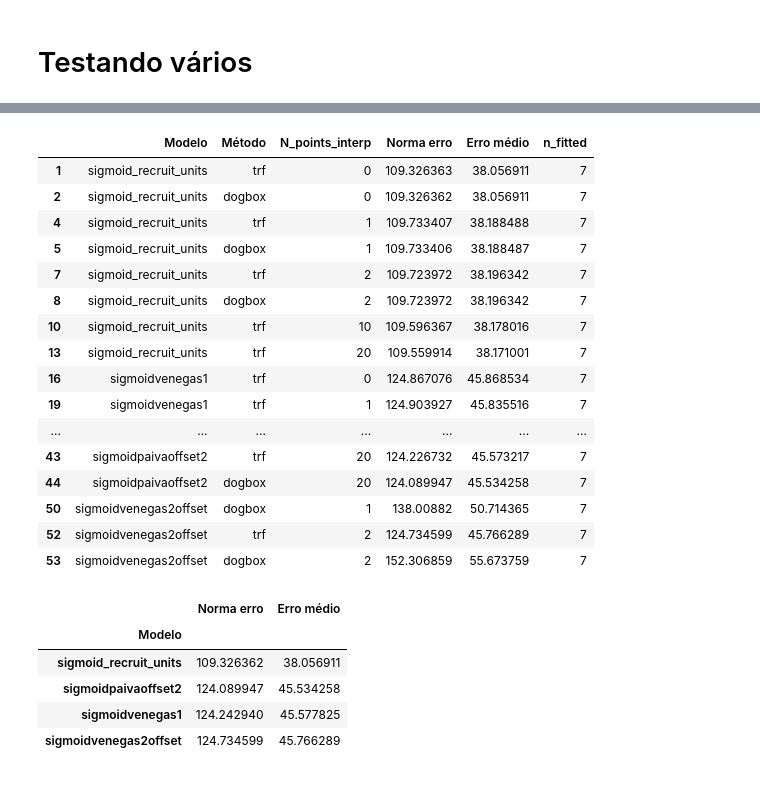
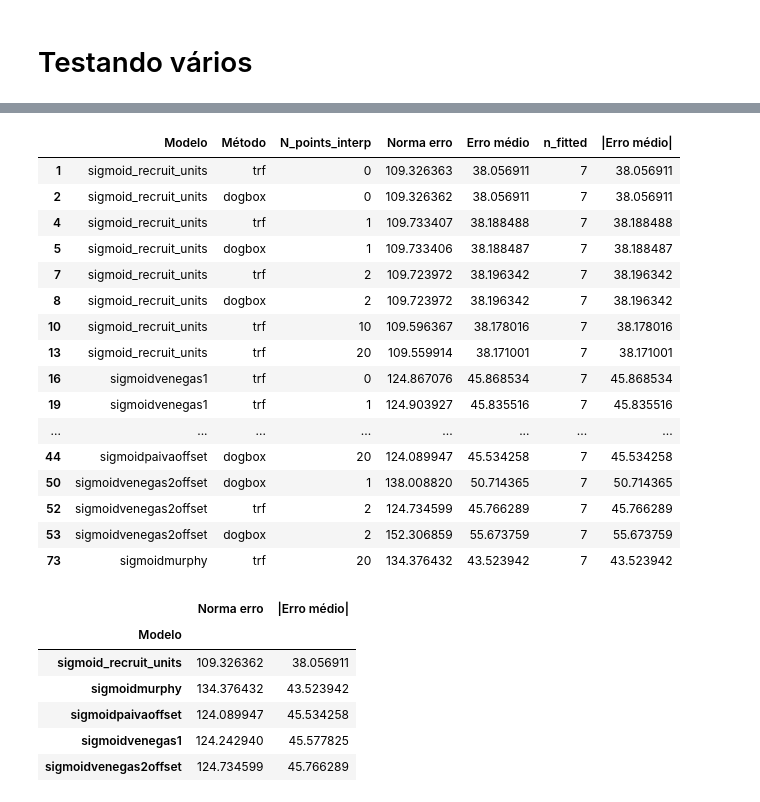
Before and after one commit to edlbcamargo/recrutabilidade, a Jupyter notebook: testa_modelos.ipynb, the cells around one changed output, grey strips where cells are left out. Cells and saved outputs as stored; diff of their text form; code cells hidden in the pictures.

Commit message:
Adicionando modelo do Murphy/Engel e criando gráficos para relatório.

```diff
--- a/testa_modelos.ipynb
+++ b/testa_modelos.ipynb
@@ -346,6 +439,9 @@ Norma(erro): 107.7. Erro médio: 107.67%. Ajustados: 1.
 # Testando vários
 # %%
 modelos = []
+
+Vmin =  500 # mL
+Vmax = 3500 # mL
 
 # sigmoid_recruit_units:
 #                 K, Vmax, mi, sigma, offset
@@ -353,8 +449,8 @@ mod = m.dados_modelos()
 mod.model_function = m.sigmoid_recruit_units
 mod.TLC_index = 1
 mod.p0 =      [0.05, 2000, 25,     5,   -200]
-mod.bounds = ([0.02,  500,  0,     2,   -500],
-              [0.08, 3500, 40,    40,    500])
+mod.bounds = ([0.02, Vmin,  0,     2,   -500],
+              [0.08, Vmax, 40,    40,    500])
 modelos.append(mod)
 
 
@@ -364,19 +460,19 @@ mod = m.dados_modelos()
 mod.model_function = m.sigmoidvenegas1
 mod.TLC_index = 1
 mod.p0 =      [  -200, 2000,   25,      5]
-mod.bounds = ([  -500,  500,    0,      2],
-              [   500, 3500,   40,     40])
+mod.bounds = ([  -500, Vmin,    0,      2],
+              [   500, Vmax,   40,     40])
 modelos.append(mod)
 
 
-# sigmoidpaivaoffset2: (TLC,k1,k2,offset): TLC/(1+(k1*TCL*np.exp(-k2*x)))
+# sigmoidpaivaoffset: (TLC,k1,k2,offset): TLC/(1+(k1*TCL*np.exp(-k2*x)))
 #            Vmax,      k1,   k2, offset
 mod = m.dados_modelos()
-mod.model_function = m.sigmoidpaivaoffset2
+mod.model_function = m.sigmoidpaivaoffset
 mod.TLC_index = 0
 mod.p0 =      [  2000,   0.01, 0.05,   -200]
-mod.bounds = ([   500,      0,    0,   -500],
-              [  3500,      1,   40,    500])
+mod.bounds = ([  Vmin,      0,    0,   -500],
+              [  Vmax,      1,   40,    500])
 modelos.append(mod)
 
 
@@ -386,9 +482,21 @@ mod = m.dados_modelos()
 mod.model_function = m.sigmoidvenegas2offset
 mod.TLC_index = 0
 mod.p0 =      [  2000,     0.01,    0.05,      10,       1,    -300]
-mod.bounds = ([   500,  -np.inf, -np.inf,       0, -np.inf,   -5000 ],
-              [  3500,   np.inf,  np.inf,      40,  np.inf,    5000 ])
+mod.bounds = ([  Vmin,  -np.inf, -np.inf,       0, -np.inf,   -5000 ],
+              [  Vmax,   np.inf,  np.inf,      40,  np.inf,    5000 ])
 modelos.append(mod)
+
+
+# sigmoidmurphy: VM,Vm,k1,k2,k3:
+#                   VM,      Vm,      k1,      k2,      k3
+mod = m.dados_modelos()
+mod.model_function = m.sigmoidmurphy
+mod.TLC_index = 0
+mod.p0 =      [ 2000.0,  -200.0,  1000.0,  1000.0,    20.0]
+mod.bounds = ([    500,    -500,     100,     100,    -100],
+              [   3500,       0,  100000,  100000,     100])
+mod.invert_PV = True
+modelos.append(mod)
 # %%
 resultdf = m.testa_varios(dadosdfD5, modelos)
 # %% [output]
@@ -411,29 +520,31 @@ resultdf_valid = resultdf[resultdf['n_fitted']==7].copy()
 # %%
 resultdf_valid
 # %% [output]
-|  | Modelo | Método | N_points_interp | Norma erro | Erro médio | n_fitted |
-| 1 | sigmoid_recruit_units | trf | 0 | 109.326363 | 38.056911 | 7 |
-| 2 | sigmoid_recruit_units | dogbox | 0 | 109.326362 | 38.056911 | 7 |
-| 4 | sigmoid_recruit_units | trf | 1 | 109.733407 | 38.188488 | 7 |
-| 5 | sigmoid_recruit_units | dogbox | 1 | 109.733406 | 38.188487 | 7 |
-| 7 | sigmoid_recruit_units | trf | 2 | 109.723972 | 38.196342 | 7 |
-| 8 | sigmoid_recruit_units | dogbox | 2 | 109.723972 | 38.196342 | 7 |
-| 10 | sigmoid_recruit_units | trf | 10 | 109.596367 | 38.178016 | 7 |
-| 13 | sigmoid_recruit_units | trf | 20 | 109.559914 | 38.171001 | 7 |
-| 16 | sigmoidvenegas1 | trf | 0 | 124.867076 | 45.868534 | 7 |
-| 19 | sigmoidvenegas1 | trf | 1 | 124.903927 | 45.835516 | 7 |
-| ... | ... | ... | ... | ... | ... | ... |
-| 43 | sigmoidpaivaoffset2 | trf | 20 | 124.226732 | 45.573217 | 7 |
-| 44 | sigmoidpaivaoffset2 | dogbox | 20 | 124.089947 | 45.534258 | 7 |
-| 50 | sigmoidvenegas2offset | dogbox | 1 | 138.00882 | 50.714365 | 7 |
-| 52 | sigmoidvenegas2offset | trf | 2 | 124.734599 | 45.766289 | 7 |
-| 53 | sigmoidvenegas2offset | dogbox | 2 | 152.306859 | 55.673759 | 7 |
+|  | Modelo | Método | N_points_interp | Norma erro | Erro médio | n_fitted | |Erro médio| |
+| 1 | sigmoid_recruit_units | trf | 0 | 109.326363 | 38.056911 | 7 | 38.056911 |
+| 2 | sigmoid_recruit_units | dogbox | 0 | 109.326362 | 38.056911 | 7 | 38.056911 |
+| 4 | sigmoid_recruit_units | trf | 1 | 109.733407 | 38.188488 | 7 | 38.188488 |
+| 5 | sigmoid_recruit_units | dogbox | 1 | 109.733406 | 38.188487 | 7 | 38.188487 |
+| 7 | sigmoid_recruit_units | trf | 2 | 109.723972 | 38.196342 | 7 | 38.196342 |
+| 8 | sigmoid_recruit_units | dogbox | 2 | 109.723972 | 38.196342 | 7 | 38.196342 |
+| 10 | sigmoid_recruit_units | trf | 10 | 109.596367 | 38.178016 | 7 | 38.178016 |
+| 13 | sigmoid_recruit_units | trf | 20 | 109.559914 | 38.171001 | 7 | 38.171001 |
+| 16 | sigmoidvenegas1 | trf | 0 | 124.867076 | 45.868534 | 7 | 45.868534 |
+| 19 | sigmoidvenegas1 | trf | 1 | 124.903927 | 45.835516 | 7 | 45.835516 |
+| ... | ... | ... | ... | ... | ... | ... | ... |
+| 44 | sigmoidpaivaoffset | dogbox | 20 | 124.089947 | 45.534258 | 7 | 45.534258 |
+| 50 | sigmoidvenegas2offset | dogbox | 1 | 138.008820 | 50.714365 | 7 | 50.714365 |
+| 52 | sigmoidvenegas2offset | trf | 2 | 124.734599 | 45.766289 | 7 | 45.766289 |
+| 53 | sigmoidvenegas2offset | dogbox | 2 | 152.306859 | 55.673759 | 7 | 55.673759 |
+| 73 | sigmoidmurphy | trf | 20 | 134.376432 | 43.523942 | 7 | 43.523942 |
 # %%
-resultdf_valid[['Modelo','Norma erro','Erro médio']].groupby('Modelo').min()
+# Erro mínimo para cada modelo
+resultdf_valid[['Modelo','Norma erro','|Erro médio|']].groupby('Modelo').min()
 # %% [output]
-|  | Norma erro | Erro médio |
+|  | Norma erro | |Erro médio| |
 | Modelo |  |  |
 | sigmoid_recruit_units | 109.326362 | 38.056911 |
-| sigmoidpaivaoffset2 | 124.089947 | 45.534258 |
+| sigmoidmurphy | 134.376432 | 43.523942 |
+| sigmoidpaivaoffset | 124.089947 | 45.534258 |
 | sigmoidvenegas1 | 124.242940 | 45.577825 |
 | sigmoidvenegas2offset | 124.734599 | 45.766289 |
```
Also changed, not shown: parts of 47 cells of this notebook, 2 other files.
